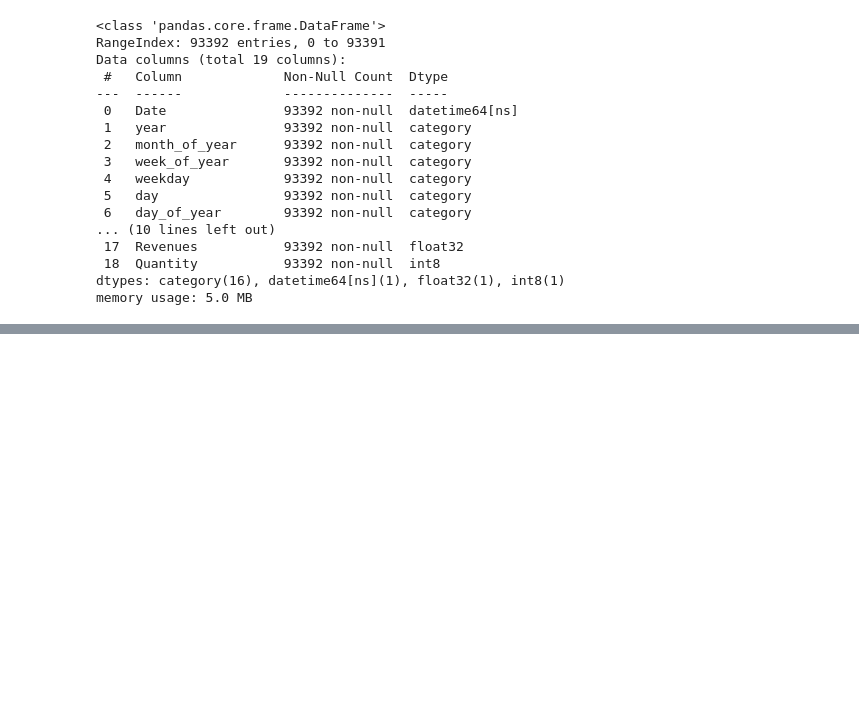
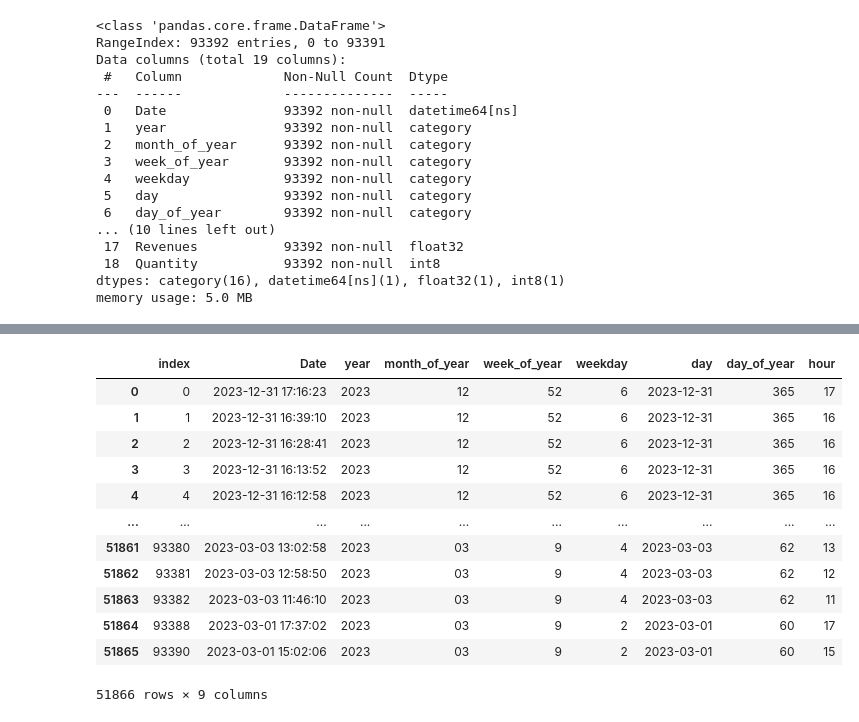
Before and after one commit to gabbmelo/NewsletterAnaliseMPE, a Jupyter notebook: newslettermpe.ipynb, the cells around one changed output, grey strips where cells are left out. Drawn from its saved outputs; the diff is of its cells as text; code cells hidden in the pictures; blank space fills up the shorter version.

```diff
--- a/newslettermpe.ipynb
+++ b/newslettermpe.ipynb
@@ -1348,0 +1413,4 @@ memory usage: 5.0 MB
+# %%
+# mantendo registros exclusivos nas tabelas de dimensões
+dim_tempo = dim_tempo.drop_duplicates()
+dim_produto = dim_produto.drop_duplicates()
@@ -1348,0 +1449,21 @@ memory usage: 5.0 MB
+# %%
+#incluindo o índice das tabelas como colunas para ser usada como chaves primárias
+dim_produto = dim_produto.reset_index()
+dim_tempo = dim_tempo.reset_index()
+fact = fact.reset_index()
+# %%
+dim_tempo
+# %% [output]
+|  | index | Date | year | month_of_year | week_of_year | weekday | day | day_of_year | hour |
+| 0 | 0 | 2023-12-31 17:16:23 | 2023 | 12 | 52 | 6 | 2023-12-31 | 365 | 17 |
+| 1 | 1 | 2023-12-31 16:39:10 | 2023 | 12 | 52 | 6 | 2023-12-31 | 365 | 16 |
+| 2 | 2 | 2023-12-31 16:28:41 | 2023 | 12 | 52 | 6 | 2023-12-31 | 365 | 16 |
+| 3 | 3 | 2023-12-31 16:13:52 | 2023 | 12 | 52 | 6 | 2023-12-31 | 365 | 16 |
+| 4 | 4 | 2023-12-31 16:12:58 | 2023 | 12 | 52 | 6 | 2023-12-31 | 365 | 16 |
+| ... | ... | ... | ... | ... | ... | ... | ... | ... | ... |
+| 51861 | 93380 | 2023-03-03 13:02:58 | 2023 | 03 | 9 | 4 | 2023-03-03 | 62 | 13 |
+| 51862 | 93381 | 2023-03-03 12:58:50 | 2023 | 03 | 9 | 4 | 2023-03-03 | 62 | 12 |
+| 51863 | 93382 | 2023-03-03 11:46:10 | 2023 | 03 | 9 | 4 | 2023-03-03 | 62 | 11 |
+| 51864 | 93388 | 2023-03-01 17:37:02 | 2023 | 03 | 9 | 2 | 2023-03-01 | 60 | 17 |
+| 51865 | 93390 | 2023-03-01 15:02:06 | 2023 | 03 | 9 | 2 | 2023-03-01 | 60 | 15 |
+51866 rows × 9 columns
```
Also changed, not shown: parts of 11 cells of this notebook, 3 other files.
